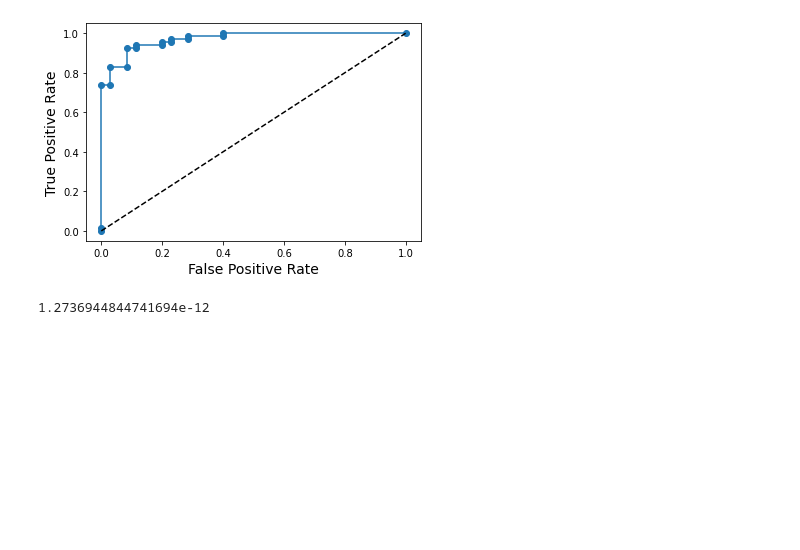
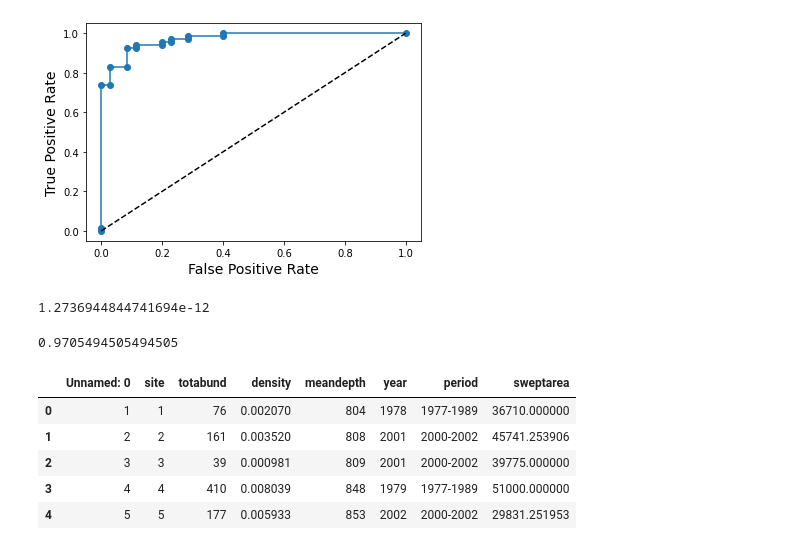
Before and after one commit to rythei/linear-models, a Jupyter notebook: content/generalizing_linear_regression/scratch.ipynb, the cells around one changed output. Cells and saved outputs as stored; diff of their text form; code cells hidden in the pictures; blank space fills up the shorter version.

```diff
--- a/content/generalizing_linear_regression/scratch.ipynb
+++ b/content/generalizing_linear_regression/scratch.ipynb
@@ -411,3 +420,19 @@ ix = np.argwhere(TPRs >= 0.99).flatten()
 thresholds[17]
 # %% [output]
 1.2736944844741694e-12
+# %%
+auc(FPRs, TPRs)
+# %% [output]
+0.9705494505494505
+# %%
+import pandas as pd
+
+dataset = pd.read_csv("datasets/fishing.csv")
+dataset.head()
+# %% [output]
+|  | Unnamed: 0 | site | totabund | density | meandepth | year | period | sweptarea |
+| 0 | 1 | 1 | 76 | 0.002070 | 804 | 1978 | 1977-1989 | 36710.000000 |
+| 1 | 2 | 2 | 161 | 0.003520 | 808 | 2001 | 2000-2002 | 45741.253906 |
+| 2 | 3 | 3 | 39 | 0.000981 | 809 | 2001 | 2000-2002 | 39775.000000 |
+| 3 | 4 | 4 | 410 | 0.008039 | 848 | 1979 | 1977-1989 | 51000.000000 |
+| 4 | 5 | 5 | 177 | 0.005933 | 853 | 2002 | 2000-2002 | 29831.251953 |
```
Also changed, not shown: parts of 3 cells of this notebook, 21 other files.
